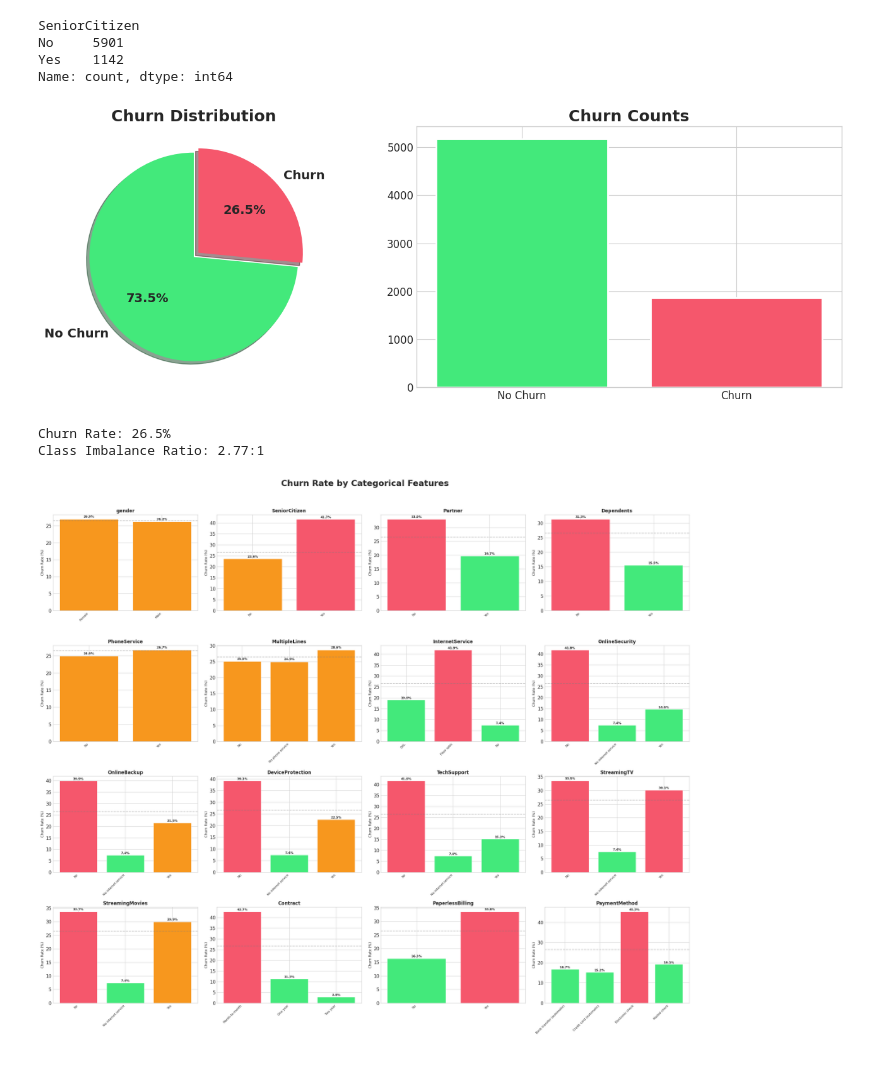
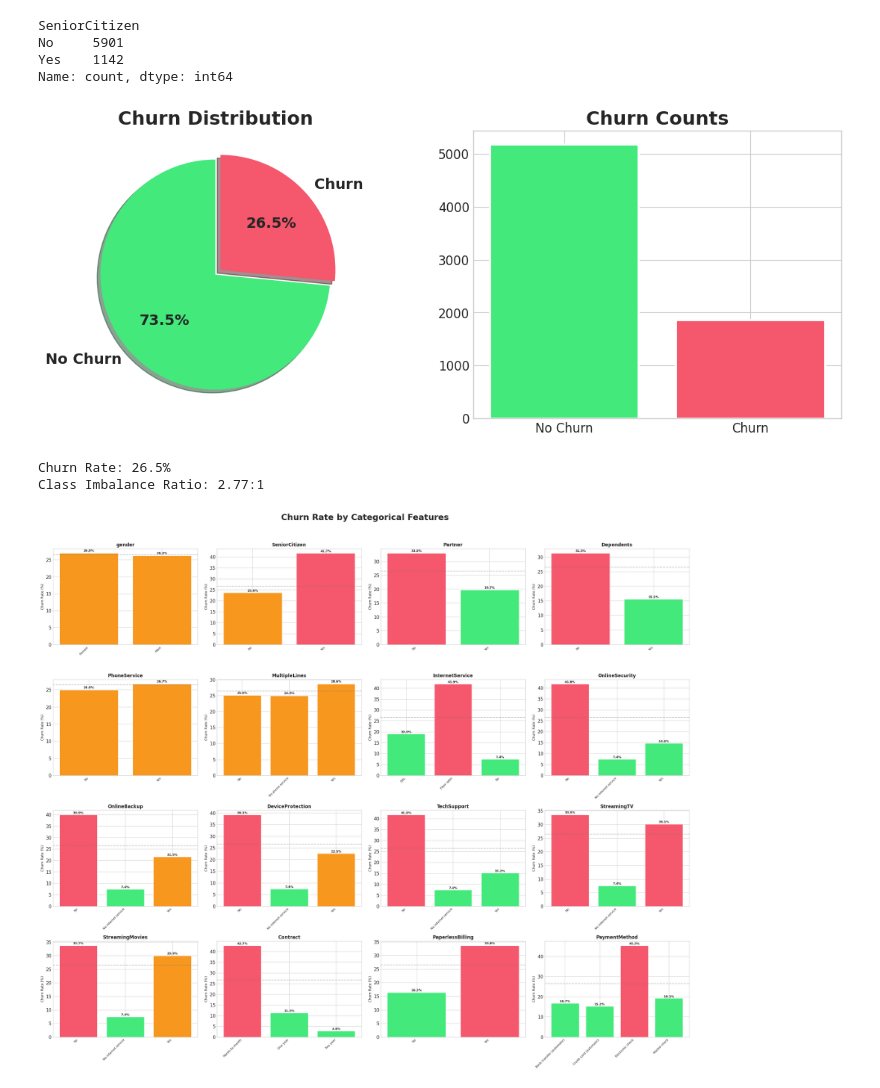
Before and after one commit to abhitharajsr/Predictive_Analytics_Project_1, a Jupyter notebook: projnew.ipynb, the cells around one changed output. Saved outputs shown, nothing was run; the diff lists cells and outputs as text; code cells hidden in the pictures.

```diff
--- a/projnew.ipynb
+++ b/projnew.ipynb
@@ -202,32 +202,32 @@ Name: count, dtype: int64
 # %%
 fig, axes = plt.subplots(1, 2, figsize=(14, 5))
 
 # Pie chart
 churn_counts = df['Churn'].value_counts()
 axes[0].pie(
     churn_counts.values, labels=['No Churn', 'Churn'],
     autopct='%1.1f%%', colors=COLORS['churn'],
     explode=(0, 0.06), shadow=True,
     textprops={'fontsize': 14, 'fontweight': 'bold'},
     startangle=90
 )
 axes[0].set_title('Churn Distribution', fontsize=18, fontweight='bold')
 
 # Bar chart
 bars = axes[1].bar(
     ['No Churn', 'Churn'], churn_counts.values,
     color=COLORS['churn'], edgecolor='white', linewidth=2
 )
 axes[1].set_title('Churn Counts', fontsize=18, fontweight='bold')
 
 
-plt.tight_layout()
+
 plt.show()
 
 print(f"\nChurn Rate: {churn_counts['Yes'] / len(df) * 100:.1f}%")
 print(f"Class Imbalance Ratio: {churn_counts['No'] / churn_counts['Yes']:.2f}:1")
 # %% [output]
-[figure, old version]
+[figure, new version]
 Churn Rate: 26.5%
 Class Imbalance Ratio: 2.77:1
 # %%
```
